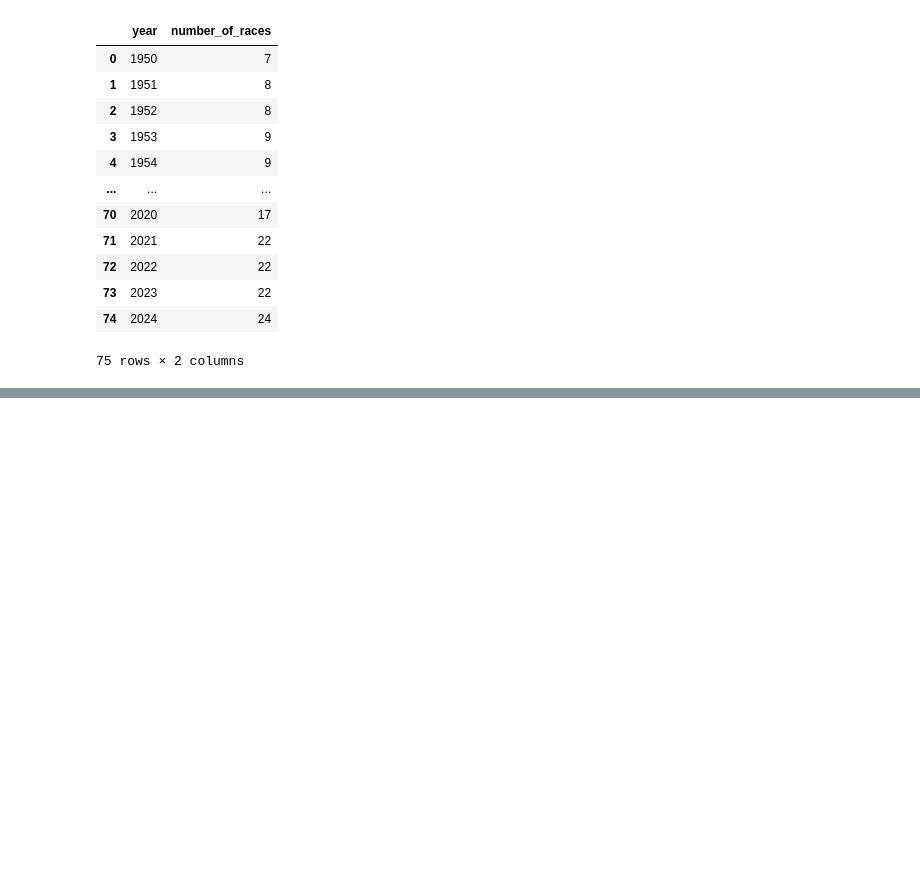
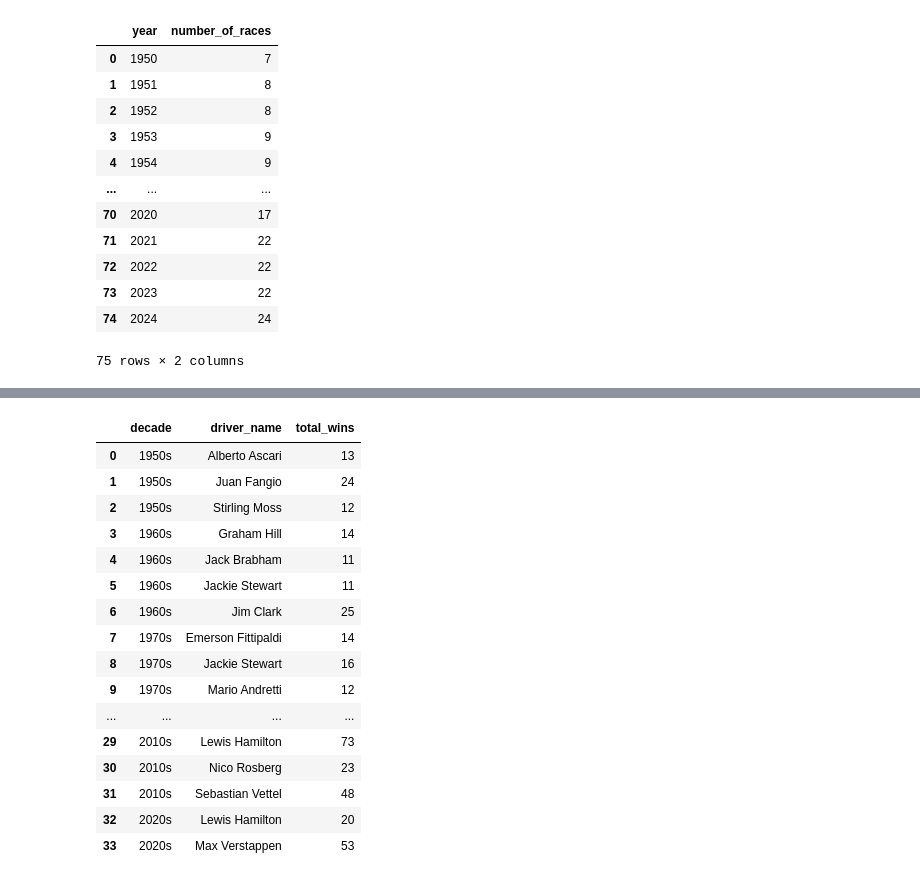
Before and after one commit to rahulakrish/formula_1, a Jupyter notebook: notebook.ipynb, the cells around one changed output, grey strips where cells are left out. Drawn from its saved outputs; the diff is of its cells as text; code cells hidden in the pictures; blank space fills up the shorter version.

Commit message:
queried driver wins be decade

```diff
--- a/notebook.ipynb
+++ b/notebook.ipynb
@@ -302,3 +299,11 @@ sqldf.run(query)
 | 73 | 2023 | 22 |
 | 74 | 2024 | 24 |
 75 rows × 2 columns
+# %%
+query = """
+SELECT (FLOOR(strftime('%Y', date) / 10) * 10) || 's' AS decade,
+       COUNT(*) AS number_of_races
+FROM races
+GROUP BY decade
+"""
+sqldf.run(query)
@@ -304,0 +320,17 @@ sqldf.run(query)
+# %%
+query = """
+
+SELECT (FLOOR(strftime('%Y', date) / 10) * 10) || 's' AS decade,
+       drivers.forename || " " || drivers.surname AS driver_name,
+       COUNT(CASE WHEN results.positionOrder = 1 THEN 1 END) AS total_wins
+FROM races
+JOIN results ON
+     races.raceId = results.raceId
+JOIN drivers ON
+     results.driverId = drivers.driverId
+GROUP BY decade,driver_name
+"""
+sqldf.run(query)
+
+result = sqldf.run(query)
+result
@@ -304,0 +351,36 @@ sqldf.run(query)
+# %%
+query = """
+
+SELECT (FLOOR(strftime('%Y', date) / 10) * 10) || 's' AS decade,
+       drivers.forename || " " || drivers.surname AS driver_name,
+       COUNT(CASE WHEN results.positionOrder = 1 THEN 1 END) AS total_wins
+FROM races
+JOIN results ON
+     races.raceId = results.raceId
+JOIN drivers ON
+     results.driverId = drivers.driverId
+GROUP BY decade,driver_name
+HAVING total_wins > 10
+"""
+sqldf.run(query)
+
+result = sqldf.run(query)
+result
+# %% [output]
+|  | decade | driver_name | total_wins |
+| 0 | 1950s | Alberto Ascari | 13 |
+| 1 | 1950s | Juan Fangio | 24 |
+| 2 | 1950s | Stirling Moss | 12 |
+| 3 | 1960s | Graham Hill | 14 |
+| 4 | 1960s | Jack Brabham | 11 |
+| 5 | 1960s | Jackie Stewart | 11 |
+| 6 | 1960s | Jim Clark | 25 |
+| 7 | 1970s | Emerson Fittipaldi | 14 |
+| 8 | 1970s | Jackie Stewart | 16 |
+| 9 | 1970s | Mario Andretti | 12 |
+| ... | ... | ... | ... |
+| 29 | 2010s | Lewis Hamilton | 73 |
+| 30 | 2010s | Nico Rosberg | 23 |
+| 31 | 2010s | Sebastian Vettel | 48 |
+| 32 | 2020s | Lewis Hamilton | 20 |
+| 33 | 2020s | Max Verstappen | 53 |
```
Also changed, not shown: parts of 6 cells of this notebook.
